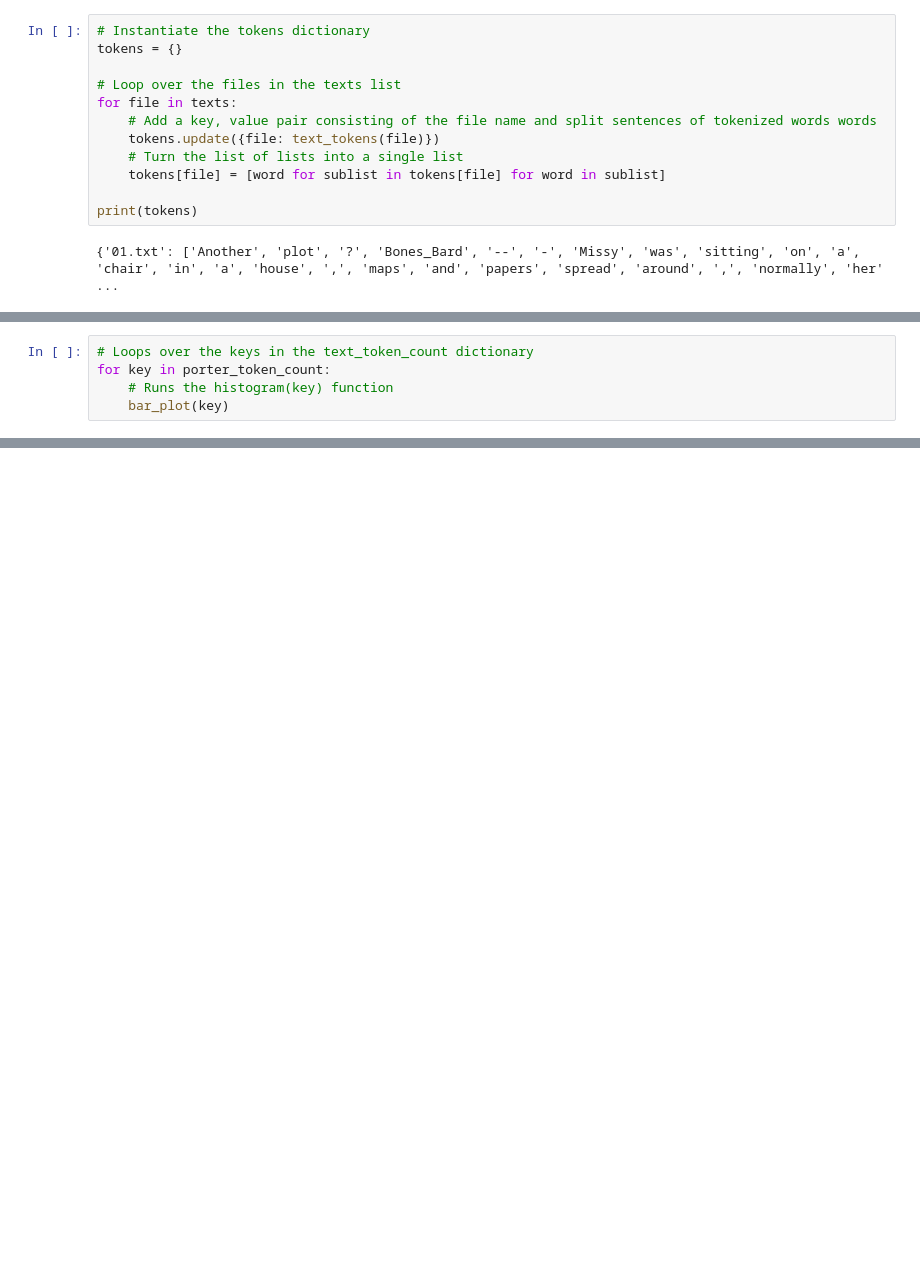
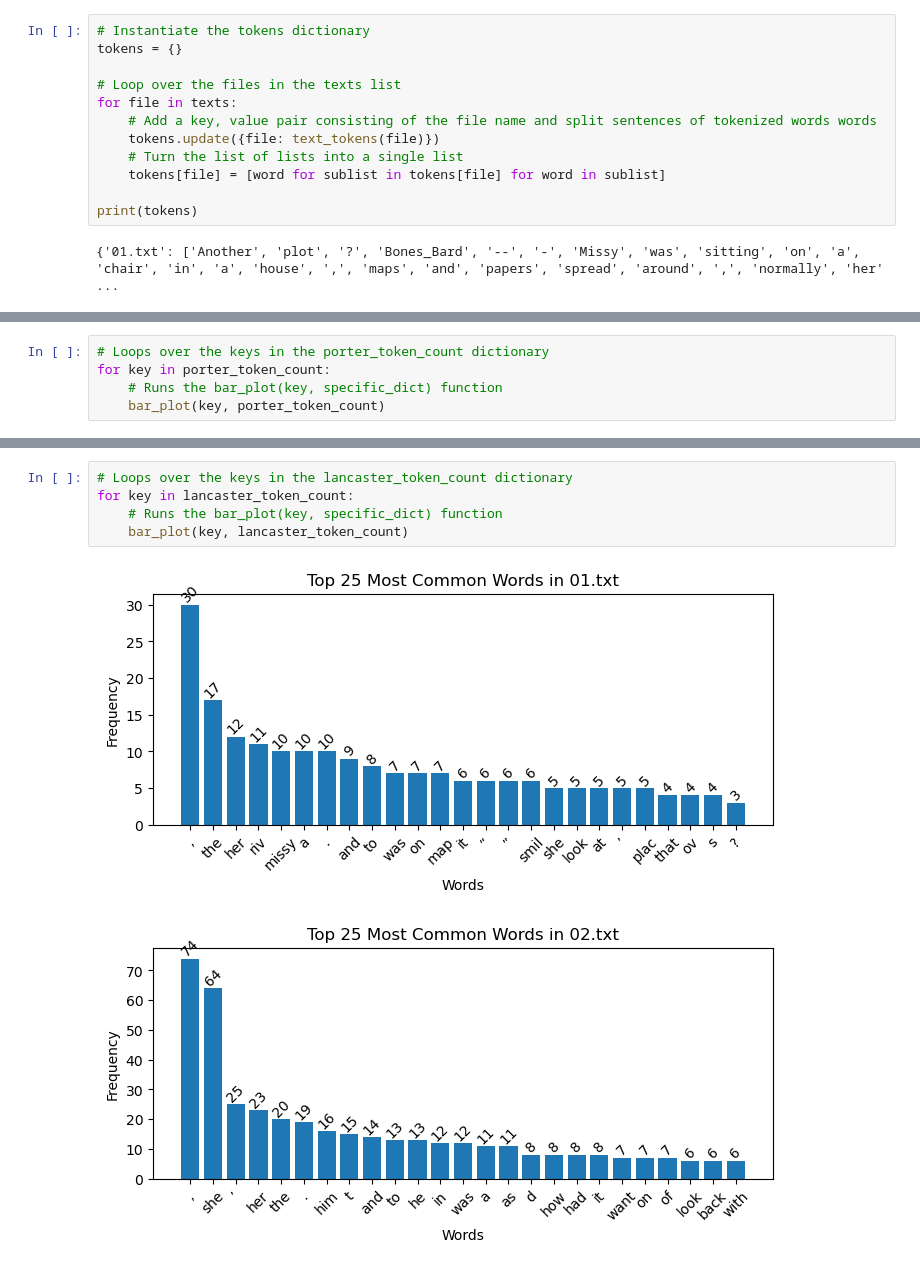
Before and after one commit to Cameron-Meinsma/assignment_1_analysing_data, a Jupyter notebook: assignment_1.ipynb, the cells around one changed output, grey strips where cells are left out. Cells and saved outputs as stored; diff of their text form; blank space fills up the shorter version.

```diff
--- a/assignment_1.ipynb
+++ b/assignment_1.ipynb
@@ -269,8 +223,8 @@ print(lancaster_token_count)
 {'01.txt': Counter({',': 30, 'the': 17, 'her': 12, 'river': 11, 'missi': 10, 'a': 10, '.': 10, 'and': 9, 'to': 8, 'wa': 7, 'on': 7, 'map': 7, 'it': 6, '“': 6, '”': 6, 'smile': 6, 'she': 5, 'look': 5,  ...
 {'01.txt': Counter({',': 30, 'the': 17, 'her': 12, 'riv': 11, 'missy': 10, 'a': 10, '.': 10, 'and': 9, 'to': 8, 'was': 7, 'on': 7, 'map': 7, 'it': 6, '“': 6, '”': 6, 'smil': 6, 'she': 5, 'look': 5, 'a ...
 # %%
-# Loops over the keys in the text_token_count dictionary
+# Loops over the keys in the porter_token_count dictionary
 for key in porter_token_count:
-    # Runs the histogram(key) function
-    bar_plot(key)
+    # Runs the bar_plot(key, specific_dict) function
+    bar_plot(key, porter_token_count)
 # %% [output]
@@ -282,0 +237,8 @@ KeyError: 'total_porter_count'
+# %%
+# Loops over the keys in the lancaster_token_count dictionary
+for key in lancaster_token_count:
+    # Runs the bar_plot(key, specific_dict) function
+    bar_plot(key, lancaster_token_count)
+# %% [output]
+[figure, added]
+[figure, added]
```
Also changed, not shown: parts of 11 cells of this notebook.
